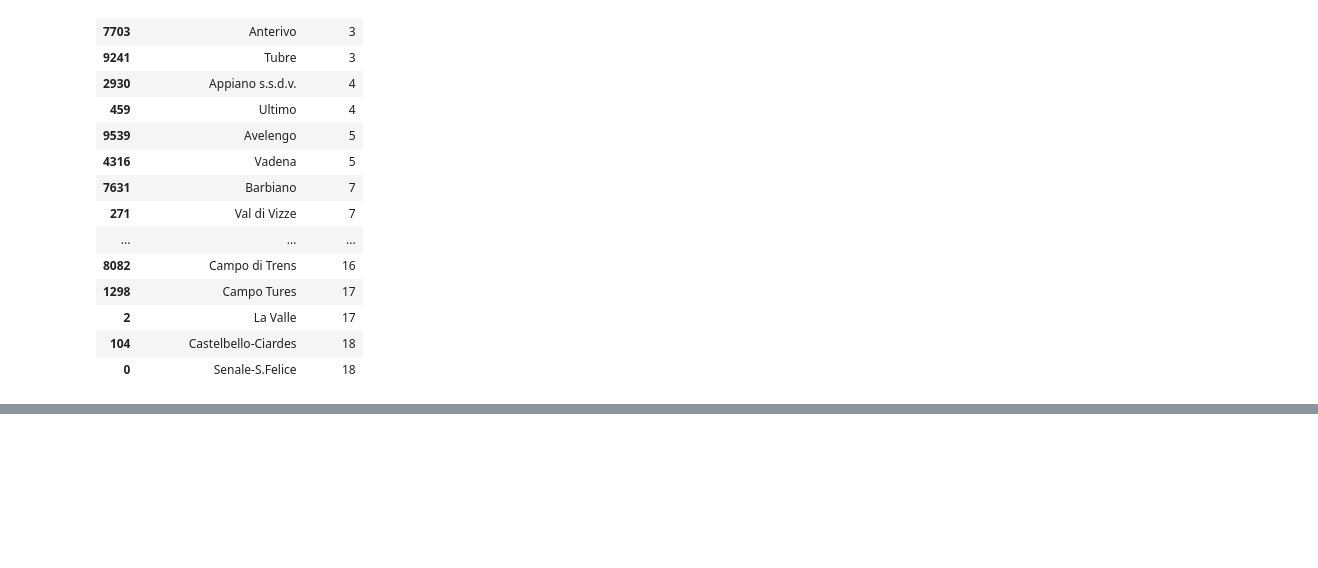
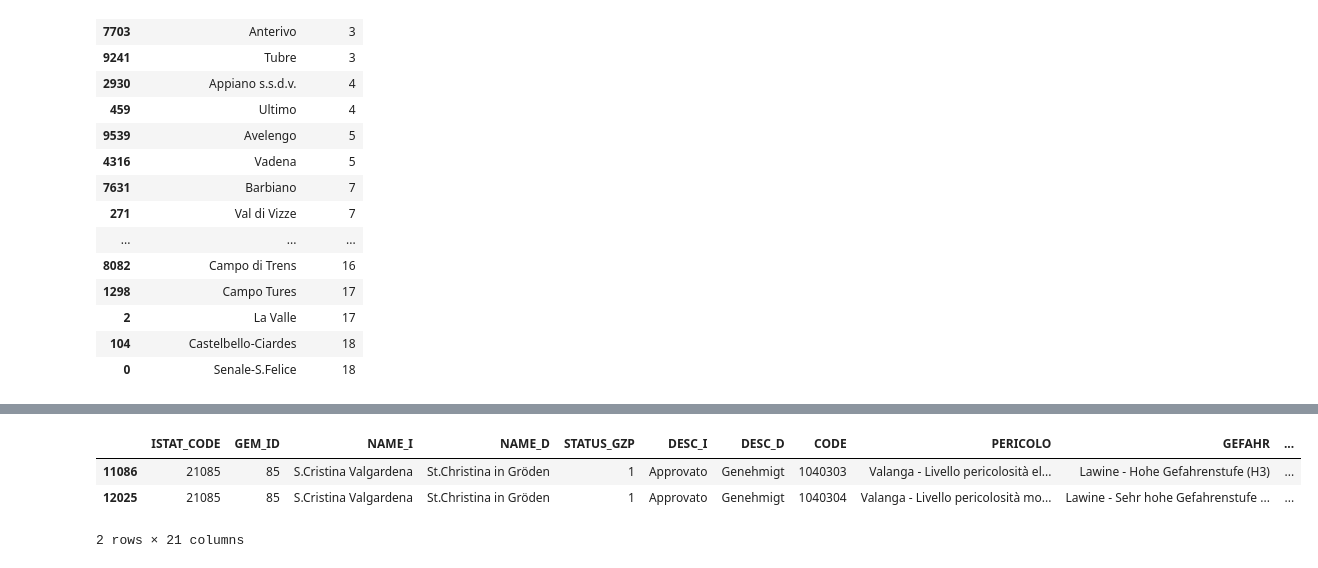
Before and after one commit to Hoegen/Data-Curation-Project, a Jupyter notebook: report.ipynb, the cells around one changed output, grey strips where cells are left out. Cells and saved outputs as stored; diff of their text form; code cells hidden in the pictures; blank space fills up the shorter version.

```diff
--- a/report.ipynb
+++ b/report.ipynb
@@ -388,0 +399,11 @@ Since the Wikipedia page doesn't include such weird city limits, it's reasonable
+# %%
+# We already know that FID and OBJECTID are unique, so we don't need to check for uniqueness among them
+repeated_avalanche_shapes = avalanches.drop(['FID', 'OBJECTID'], axis = 1)
+repeated_avalanche_shapes = repeated_avalanche_shapes[repeated_avalanche_shapes.duplicated(subset='SHAPE', keep=False)]
+# Now, this dataframe contains only repeated avalanche shapes without the unique FID and OBJECTID. Now let's find out if the rows are completely duplicated or not
+repeated_avalanche_shapes.drop_duplicates(keep=False)
+# %% [output]
+|  | ISTAT_CODE | GEM_ID | NAME_I | NAME_D | STATUS_GZP | DESC_I | DESC_D | CODE | PERICOLO | GEFAHR | ... |
+| 11086 | 21085 | 85 | S.Cristina Valgardena | St.Christina in Gröden | 1 | Approvato | Genehmigt | 1040303 | Valanga - Livello pericolosità el... | Lawine - Hohe Gefahrenstufe (H3) | ... |
+| 12025 | 21085 | 85 | S.Cristina Valgardena | St.Christina in Gröden | 1 | Approvato | Genehmigt | 1040304 | Valanga - Livello pericolosità mo... | Lawine - Sehr hohe Gefahrenstufe ... | ... |
+2 rows × 21 columns
```
Also changed, not shown: parts of 25 cells of this notebook.
